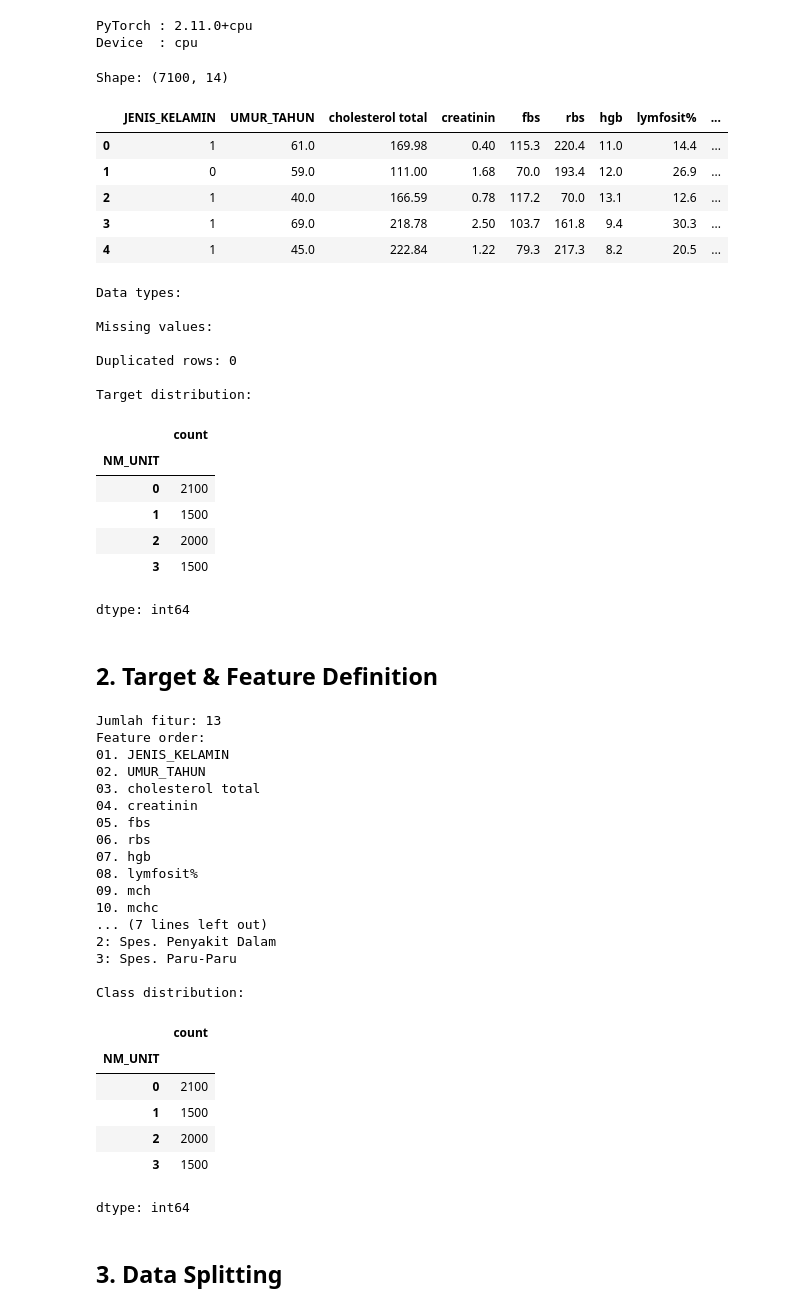
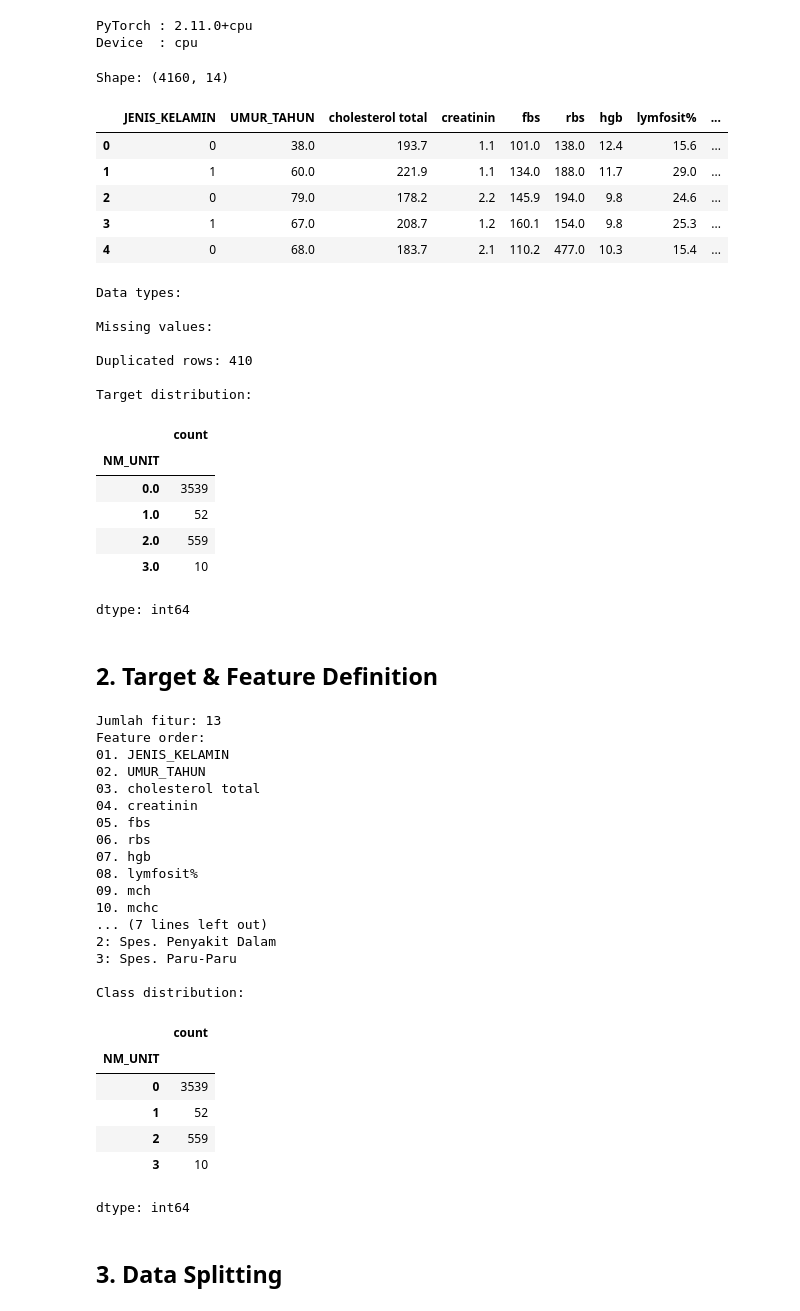
Before and after one commit to husnindz/skripsi_test, a Jupyter notebook: Data Engineer/Models/SHAP_XAI_conformer_v2.ipynb, the cells around one changed output. Cells and saved outputs as stored; diff of their text form; code cells hidden in the pictures.

```diff
--- a/Data Engineer/Models/SHAP_XAI_conformer_v2.ipynb
+++ b/Data Engineer/Models/SHAP_XAI_conformer_v2.ipynb
@@ -82,20 +82,21 @@ PyTorch : 2.11.0+cpu
 Device  : cpu
 # %%
 #DATA_PATH = "merge_DocLab_hybrid.csv"
-DATA_PATH = "merge_DocLab_balanced.csv"
+#DATA_PATH = "merge_DocLab_balanced.csv"
+DATA_PATH = "merge_DocLab_WithLab_imputed.csv"
 
 df = pd.read_csv(DATA_PATH)
 
 print("Shape:", df.shape)
 df.head(5)
 # %% [output]
-Shape: (7100, 14)
+Shape: (4160, 14)
 |  | JENIS_KELAMIN | UMUR_TAHUN | cholesterol total | creatinin | fbs | rbs | hgb | lymfosit% | ... |
-| 0 | 1 | 61.0 | 169.98 | 0.40 | 115.3 | 220.4 | 11.0 | 14.4 | ... |
-| 1 | 0 | 59.0 | 111.00 | 1.68 | 70.0 | 193.4 | 12.0 | 26.9 | ... |
-| 2 | 1 | 40.0 | 166.59 | 0.78 | 117.2 | 70.0 | 13.1 | 12.6 | ... |
-| 3 | 1 | 69.0 | 218.78 | 2.50 | 103.7 | 161.8 | 9.4 | 30.3 | ... |
-| 4 | 1 | 45.0 | 222.84 | 1.22 | 79.3 | 217.3 | 8.2 | 20.5 | ... |
+| 0 | 0 | 38.0 | 193.7 | 1.1 | 101.0 | 138.0 | 12.4 | 15.6 | ... |
+| 1 | 1 | 60.0 | 221.9 | 1.1 | 134.0 | 188.0 | 11.7 | 29.0 | ... |
+| 2 | 0 | 79.0 | 178.2 | 2.2 | 145.9 | 194.0 | 9.8 | 24.6 | ... |
+| 3 | 1 | 67.0 | 208.7 | 1.2 | 160.1 | 154.0 | 9.8 | 25.3 | ... |
+| 4 | 0 | 68.0 | 183.7 | 2.1 | 110.2 | 477.0 | 10.3 | 15.4 | ... |
 # %%
 print("Data types:")
 df.dtypes
@@ -112,15 +113,15 @@ Data types:
 
 Missing values:
 
-Duplicated rows: 0
+Duplicated rows: 410
 
 Target distribution:
 |  | count |
 | NM_UNIT |  |
-| 0 | 2100 |
-| 1 | 1500 |
-| 2 | 2000 |
-| 3 | 1500 |
+| 0.0 | 3539 |
+| 1.0 | 52 |
+| 2.0 | 559 |
+| 3.0 | 10 |
 dtype: int64
 # %% [markdown]
 ## 2. Target & Feature Definition
@@ -185,10 +186,10 @@ Feature order:
 Class distribution:
 |  | count |
 | NM_UNIT |  |
-| 0 | 2100 |
-| 1 | 1500 |
-| 2 | 2000 |
-| 3 | 1500 |
+| 0 | 3539 |
+| 1 | 52 |
+| 2 | 559 |
+| 3 | 10 |
 dtype: int64
 # %% [markdown]
 ## 3. Data Splitting
```
Also changed, not shown: parts of 20 cells of this notebook, 28 other files.
